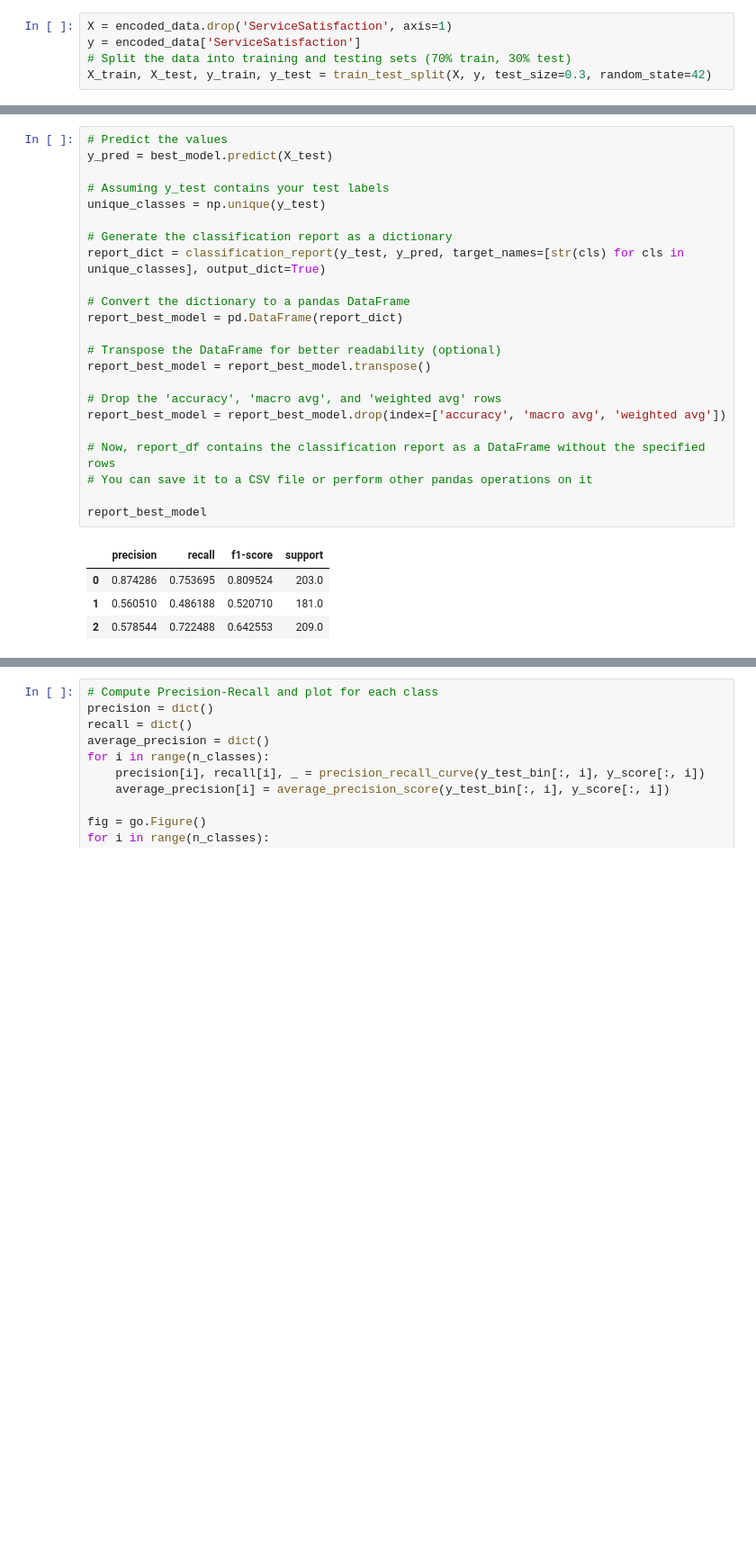
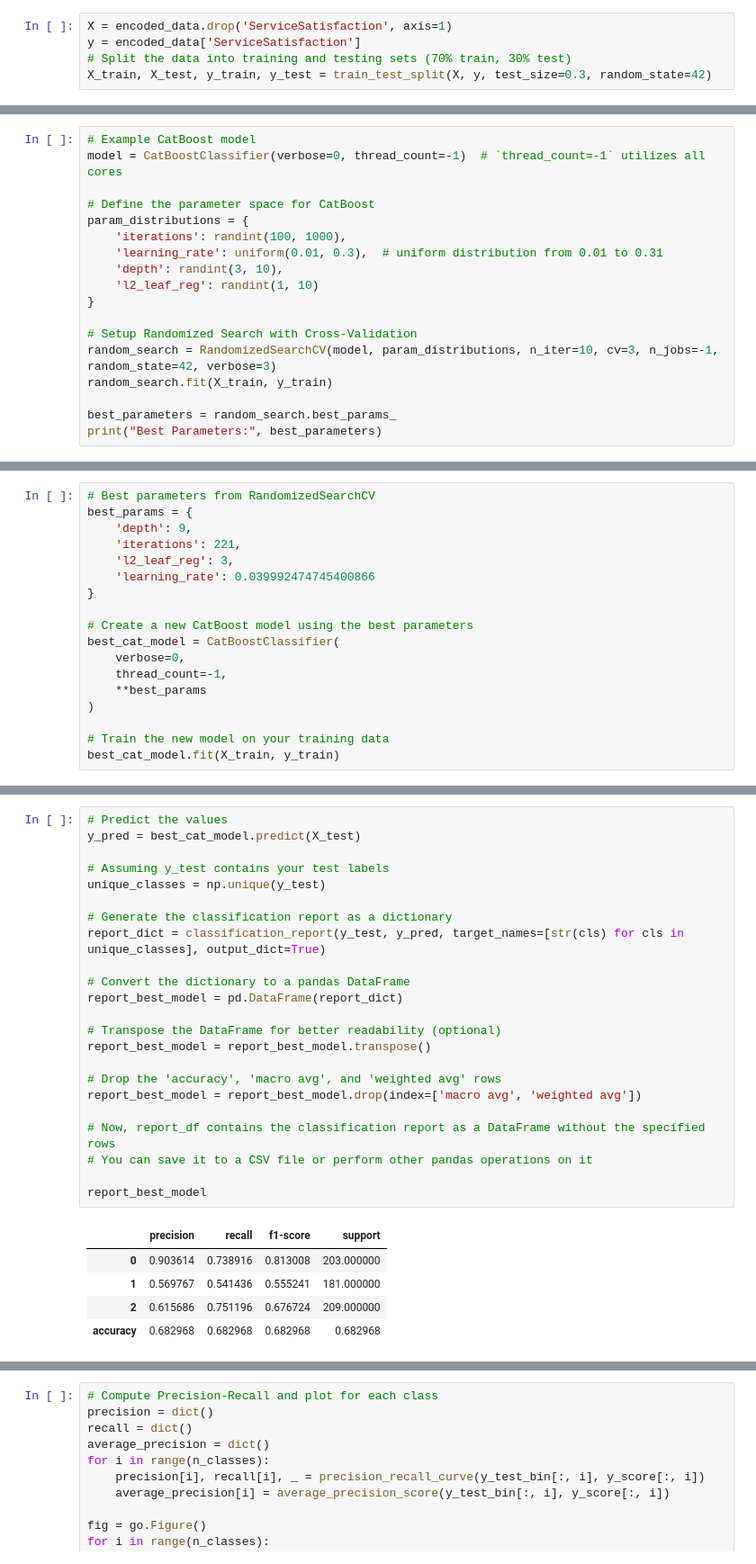
Before and after one commit to ogambamaria/clm_app, a Jupyter notebook: clm_app.ipynb, the cells around one changed output, grey strips where cells are left out. Shown at 90% size. Saved outputs shown, nothing was run; the diff lists cells and outputs as text; blank space fills up the shorter version.

```diff
--- a/clm_app.ipynb
+++ b/clm_app.ipynb
@@ -563,3 +584,21 @@ And if memory is not enough, you can set `force_col_wise=true`.
 [LightGBM] [Info] Start training from score -1.123540
 [LightGBM] [Warning] No further splits with positive gain, best gain: -inf
 Best model is: <catboost.core.CatBoostClassifier object at 0x...>
+# %%
+# Example CatBoost model
+model = CatBoostClassifier(verbose=0, thread_count=-1)  # `thread_count=-1` utilizes all cores
+
+# Define the parameter space for CatBoost
+param_distributions = {
+    'iterations': randint(100, 1000),
+    'learning_rate': uniform(0.01, 0.3),  # uniform distribution from 0.01 to 0.31
+    'depth': randint(3, 10),
+    'l2_leaf_reg': randint(1, 10)
+}
+
+# Setup Randomized Search with Cross-Validation
+random_search = RandomizedSearchCV(model, param_distributions, n_iter=10, cv=3, n_jobs=-1, random_state=42, verbose=3)
+random_search.fit(X_train, y_train)
+
+best_parameters = random_search.best_params_
+print("Best Parameters:", best_parameters)
@@ -565,0 +608,18 @@ Best model is: <catboost.core.CatBoostClassifier object at 0x...>
+# %%
+# Best parameters from RandomizedSearchCV
+best_params = {
+    'depth': 9,
+    'iterations': 221,
+    'l2_leaf_reg': 3,
+    'learning_rate': 0.039992474745400866
+}
+
+# Create a new CatBoost model using the best parameters
+best_cat_model = CatBoostClassifier(
+    verbose=0,
+    thread_count=-1,
+    **best_params
+)
+
+# Train the new model on your training data
+best_cat_model.fit(X_train, y_train)
@@ -566,28 +633,29 @@ Best model is: <catboost.core.CatBoostClassifier object at 0x...>
 # %%
 # Predict the values
-y_pred = best_model.predict(X_test)
+y_pred = best_cat_model.predict(X_test)
 
 # Assuming y_test contains your test labels
 unique_classes = np.unique(y_test)
 
 # Generate the classification report as a dictionary
 report_dict = classification_report(y_test, y_pred, target_names=[str(cls) for cls in unique_classes], output_dict=True)
 
 # Convert the dictionary to a pandas DataFrame
 report_best_model = pd.DataFrame(report_dict)
 
 # Transpose the DataFrame for better readability (optional)
 report_best_model = report_best_model.transpose()
 
 # Drop the 'accuracy', 'macro avg', and 'weighted avg' rows
-report_best_model = report_best_model.drop(index=['accuracy', 'macro avg', 'weighted avg'])
+report_best_model = report_best_model.drop(index=['macro avg', 'weighted avg'])
 
 # Now, report_df contains the classification report as a DataFrame without the specified rows
 # You can save it to a CSV file or perform other pandas operations on it
 
 report_best_model
 # %% [output]
 |  | precision | recall | f1-score | support |
-| 0 | 0.874286 | 0.753695 | 0.809524 | 203.0 |
-| 1 | 0.560510 | 0.486188 | 0.520710 | 181.0 |
-| 2 | 0.578544 | 0.722488 | 0.642553 | 209.0 |
+| 0 | 0.903614 | 0.738916 | 0.813008 | 203.000000 |
+| 1 | 0.569767 | 0.541436 | 0.555241 | 181.000000 |
+| 2 | 0.615686 | 0.751196 | 0.676724 | 209.000000 |
+| accuracy | 0.682968 | 0.682968 | 0.682968 | 0.682968 |
```
Also changed, not shown: parts of 16 cells of this notebook, 19 other files.
